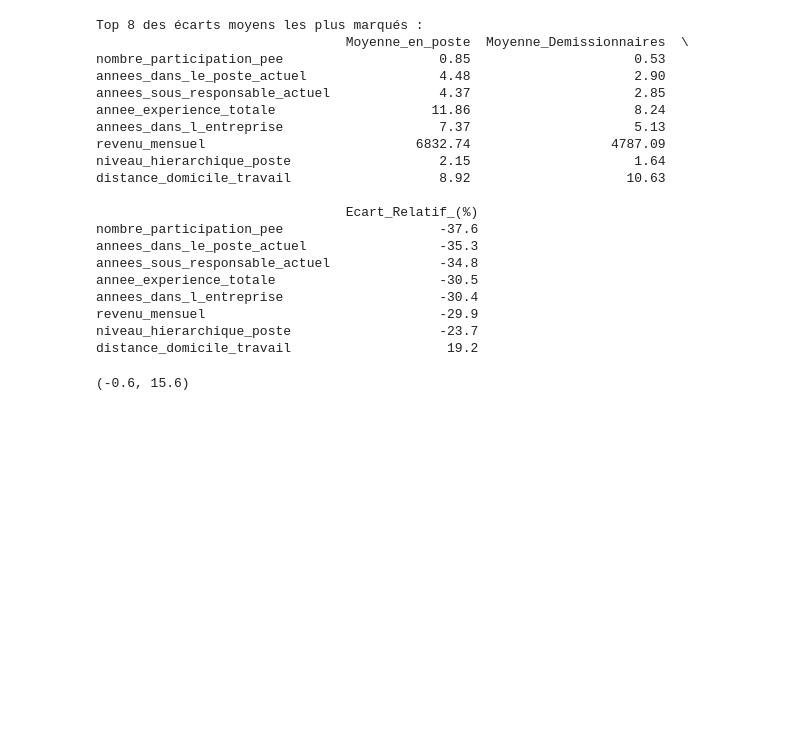
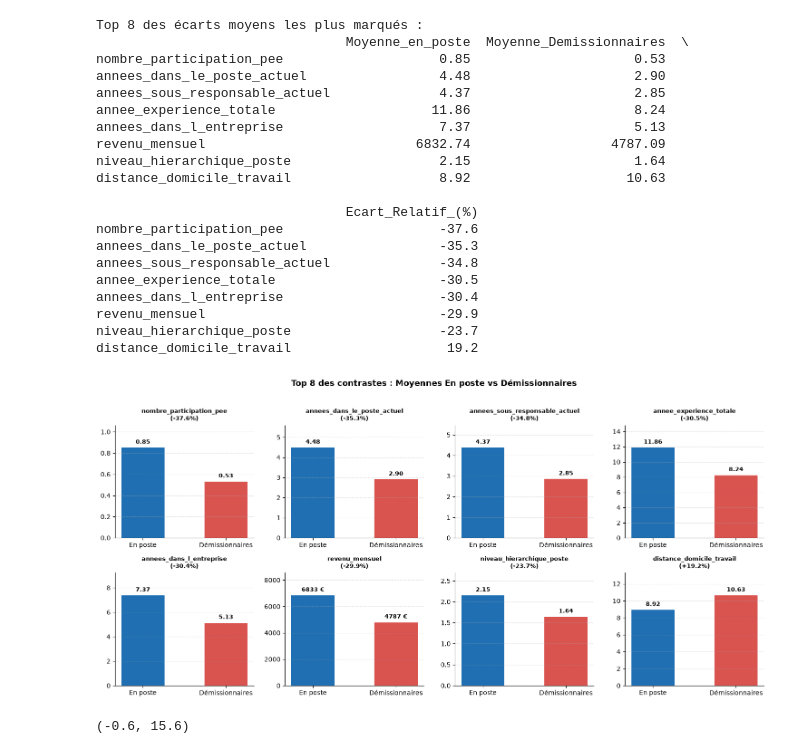
Before and after one commit to Alexis-h2/P4_OC_Classification_RH_turn_over, a Jupyter notebook: Hernandez_Alexis_1_notebook_112026.ipynb, the cells around one changed output. Drawn from its saved outputs; the diff is of its cells as text; code cells hidden in the pictures; blank space fills up the shorter version.

Commit message:
Graphs rajoutés pour visualisation données EDA

```diff
--- a/Hernandez_Alexis_1_notebook_112026.ipynb
+++ b/Hernandez_Alexis_1_notebook_112026.ipynb
@@ -383,6 +383,47 @@ annees_dans_l_entreprise                    -30.4
 revenu_mensuel                              -29.9
 niveau_hierarchique_poste                   -23.7
 distance_domicile_travail                    19.2
+# %%
+# Graphique pour visualiser les écarts
+
+fig, axes = plt.subplots(2, 4, figsize=(15, 7))
+axes = axes.flatten()
+
+for ax, (var, row) in zip(axes, top_8_contrastes.iterrows()):
+    val_poste = row["Moyenne_en_poste"]
+    val_dem = row["Moyenne_Demissionnaires"]
+    ecart = row["Ecart_Relatif_(%)"]
+
+    bars = ax.bar(
+        ["En poste", "Démissionnaires"],
+        [val_poste, val_dem],
+        color=["#1f6fb2", "#d9534f"],
+        width=0.52,
+    )
+
+    ax.set_title(f"{var}\n({ecart:+.1f}%)", fontsize=9.5, fontweight="bold", pad=8)
+    ax.set_ylim(0, max(val_poste, val_dem) * 1.25)
+    ax.grid(axis="y", linestyle="--", alpha=0.35)
+    ax.spines["top"].set_visible(False)
+    ax.spines["right"].set_visible(False)
+
+    fmt = "{:.0f} €" if var == "revenu_mensuel" else "{:.2f}"
+    for bar, val in zip(bars, [val_poste, val_dem]):
+        ax.text(
+            bar.get_x() + bar.get_width() / 2,
+            val + max(val_poste, val_dem) * 0.03,
+            fmt.format(val),
+            ha="center",
+            va="bottom",
+            fontsize=9,
+            fontweight="bold",
+        )
+
+plt.suptitle("Top 8 des contrastes : Moyennes En poste vs Démissionnaires", fontsize=13, fontweight="bold", y=1.02)
+plt.tight_layout()
+plt.show()
+# %% [output]
+[figure, added]
 # %%
 # Creation d'une grille de trois sous-graphiques alignes horizontalement
 fig, axes = plt.subplots(1, 3, figsize=(18, 5))
```
Also changed, not shown: parts of 2 cells of this notebook.
